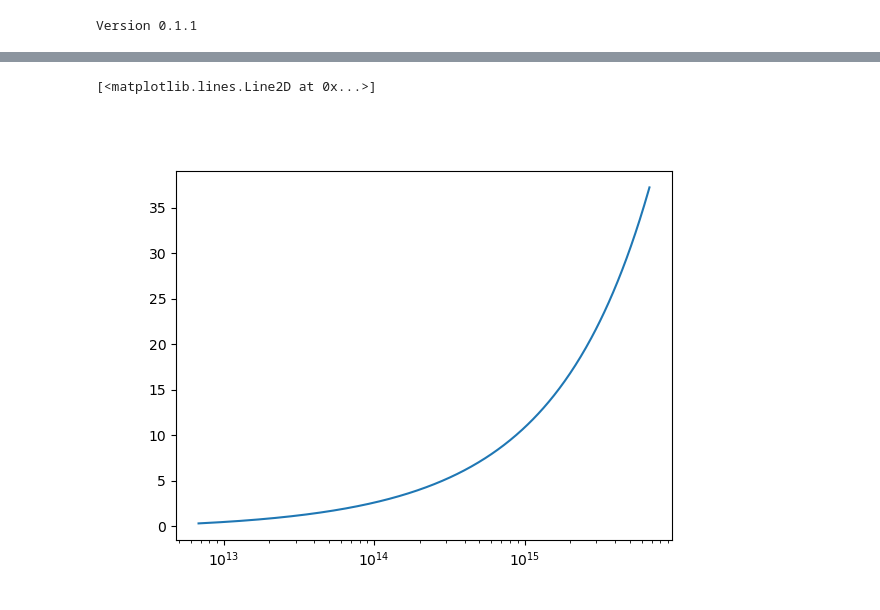
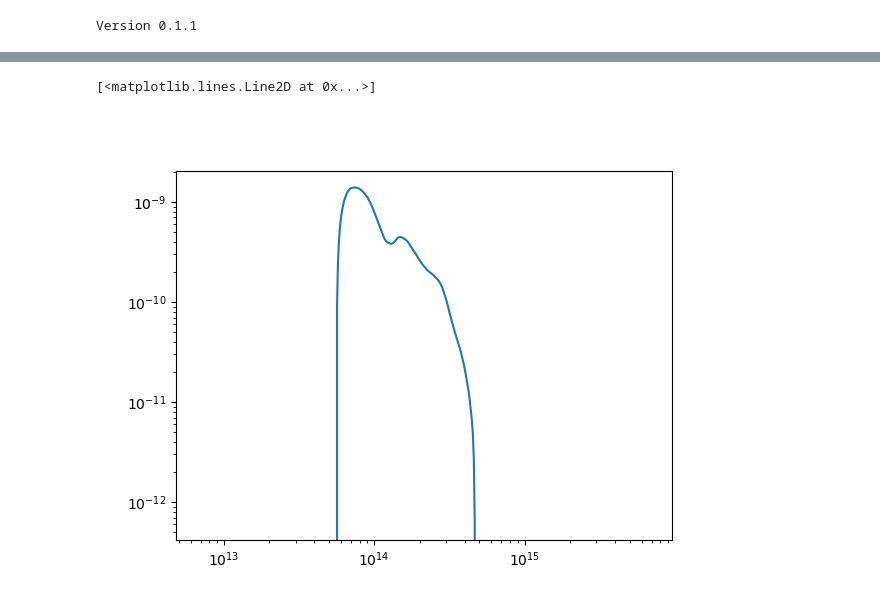
Before and after one commit to ohahn/DISCO-EB, a Jupyter notebook: nb_massfunctions.ipynb, the cells around one changed output, grey strips where cells are left out. Cells and saved outputs as stored; diff of their text form; code cells hidden in the pictures.

```diff
--- a/nb_massfunctions.ipynb
+++ b/nb_massfunctions.ipynb
@@ -163,7 +153,7 @@ def compute_Tinker_MF( theta ):
   param['Omegab']  = theta[1]
   param['OmegaDE'] = 1 - param['Omegam']
   param['w_DE_0']  = theta[2]
-  param['w_DE_a']  = theta[3]
+  param['w_DE_a']  = theta[3]-1
   param['cs2_DE']  = 1.0
   param['Omegak']  = 0.0
   param['A_s']     = 2.1064e-09
@@ -185,18 +175,18 @@ def compute_Tinker_MF( theta ):
   nmodes = 512
   kmin = 1e-3
   kmax = 1e+2
-  aexp = 1
 
-  aexp_out = theta[8]
-  y, kmodes = evolve_perturbations( param=param, kmin=kmin, kmax=kmax, num_k=nmodes, aexp_out=jnp.array([aexp_out]) )
+  aexp_out = jnp.array([theta[8], 1.0])
+  y, kmodes = evolve_perturbations( param=param, kmin=kmin, kmax=kmax, num_k=nmodes, aexp_out=aexp_out )
 
   # get power spectrum, normalised to sigma_8
-  Pkm = get_power( k=kmodes, y=y[:,-1,:], idx=4, param=param )
+  Pkm0 = get_power( k=kmodes, y=y[:,-1,:], idx=4, param=param )
+  Pkm  = get_power( k=kmodes, y=y[:,0,:], idx=4, param=param )
 
   Wth = lambda kR : 3*(jnp.sin(kR)-kR*jnp.cos(kR))/(kR)**3
-  dsigma = Wth(kmodes*8.0/h)**2 * Pkm * kmodes**2
+  dsigma0 = Wth(kmodes*8.0/h)**2 * Pkm0 * kmodes**2
 
-  sigma8_2_measured = jnp.trapz( y=(kmodes*dsigma), x=jnp.log(kmodes) ) / (2*jnp.pi)
+  sigma8_2_measured = jnp.trapz( y=(kmodes*dsigma0), x=jnp.log(kmodes) ) / (2*jnp.pi)
 
   Pkm  = Pkm  * param['sigma_8']**2 / sigma8_2_measured
 
@@ -229,7 +219,8 @@ def compute_Tinker_MF( theta ):
   return dndM*M / h**3, M * h
 # %%
 
-fiducial_parameters = jnp.array([Omegam, Omegab, w_DE_0, w_DE_a, n_s, h, mnu, sigma_8, aout])
+fiducial_parameters = jnp.array([Omegam, Omegab, w_DE_0, 1+w_DE_a, n_s, h, mnu, sigma_8, aout])
+
 dNdlM, M = compute_Tinker_MF( fiducial_parameters )
 # %%
-jacdNdlM,_ = jax.jacfwd( compute_Tinker_MF )( fiducial_parameters )
+jacdNdlM, jacM = jax.jacfwd( compute_Tinker_MF )( fiducial_parameters )
@@ -236,7 +318,7 @@ jacdNdlM,_ = jax.jacfwd( compute_Tinker_MF )( fiducial_parameters )
 # %%
 fig, ax = plt.subplots()
-
-ax. semilogx( M, jacdNdlM[:,7]/dNdlM )
+idx = 2
+ax.loglog( M, jacdNdlM[:,idx]  )
 # %% [output]
 [<matplotlib.lines.Line2D at 0x...>]
-[figure, old version]
+[figure, new version]
```
Also changed, not shown: parts of 5 cells of this notebook.
